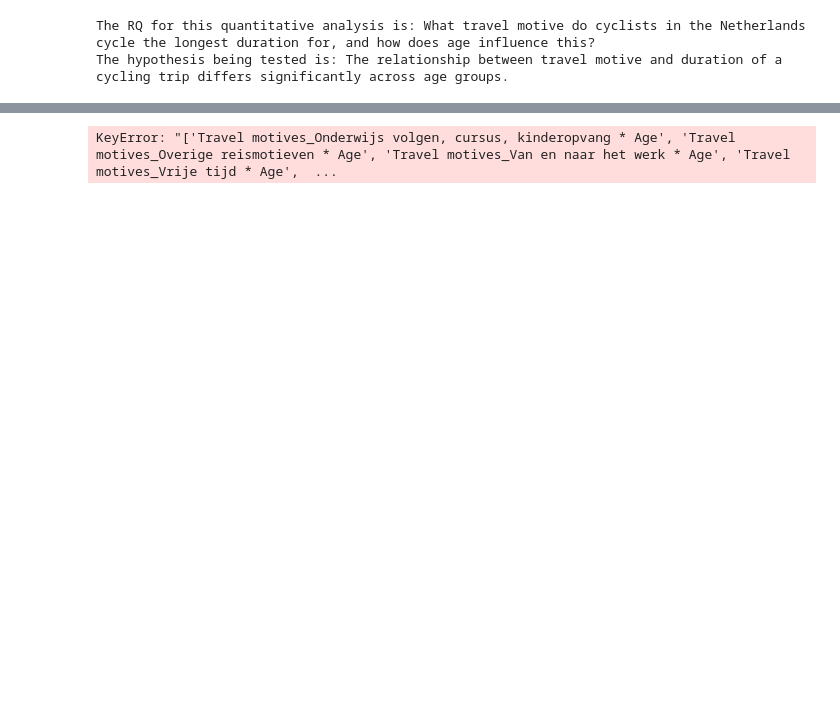
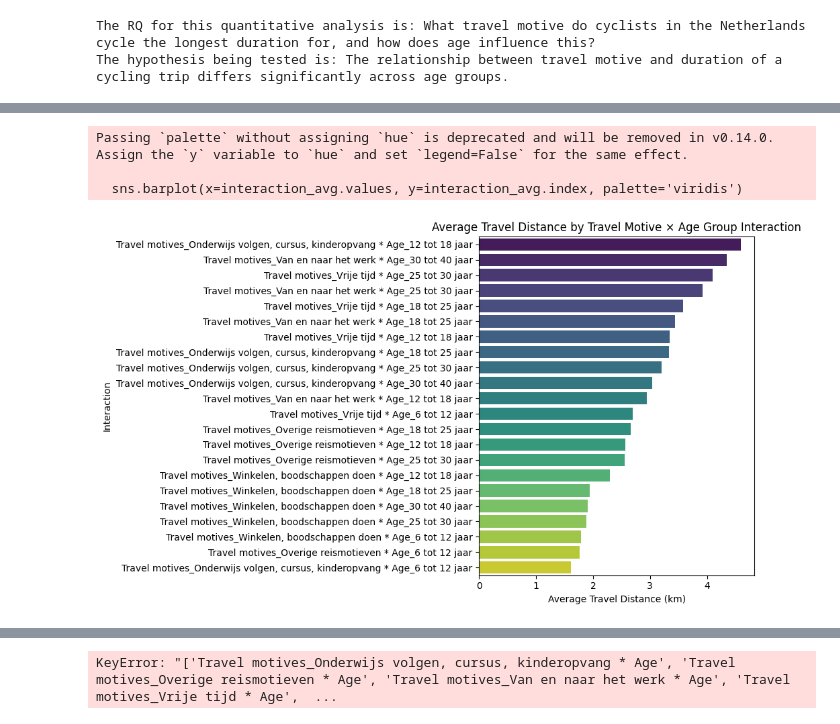
Before and after one commit to Angel-1213/six4change-quant-data, a Jupyter notebook: data analysis/Linear-regression2.ipynb, the cells around one changed output, grey strips where cells are left out. Cells and saved outputs as stored; diff of their text form; code cells hidden in the pictures; blank space fills up the shorter version.

```diff
--- a/data analysis/Linear-regression2.ipynb
+++ b/data analysis/Linear-regression2.ipynb
@@ -71,20 +71,20 @@ def load_and_clean_data(file_path):
     return bicycle_data
 # %%
 # One hot encoding for categorical variables
-def one_hot_encode(data, column):
-   encoder = OneHotEncoder(sparse_output=False, drop=['Totaal']) # Initialise the encoder
+def one_hot_encode(data, column1, column2):
+   encoder = OneHotEncoder(sparse_output=False, drop=['Totaal', 'Totaal']) # Initialise the encoder
 
-   one_hot_encoded = encoder.fit_transform(data[[column]]) # Fit the encder to the data and transform it
+   one_hot_encoded = encoder.fit_transform(data[[column1, column2]]) # Fit the encder to the data and transform it
 
    one_hot_df = pd.DataFrame(one_hot_encoded, columns=encoder.get_feature_names_out(), index=data.index) # Create a DataFrame from the encoded data
 
    df_encoded = pd.concat([data, one_hot_df], axis=1).dropna() # Concatenate the original DataFrame with the one-hot encoded DataFrame
 
-   df_encoded = df_encoded.drop(columns=[column]) # Drop the original column after encoding
+   df_encoded = df_encoded.drop(columns=[column1, column2]) # Drop the original column after encoding
    return df_encoded # Return the DataFrame with the one-hot encoded columns
 
 bicycle_data = load_and_clean_data(DATA_PATH)
-travel_one_hot = one_hot_encode(bicycle_data, 'Travel motives') # One-hot encode the 'Travel motives' column
+travel_one_hot = one_hot_encode(bicycle_data, 'Travel motives', 'Age') # One-hot encode the 'Travel motives' column
 # %%
 from itertools import product
 
@@ -97,0 +122,27 @@ for t_col, a_col in product(travel_cols, age_cols):
+# %%
+# 1. Select interaction columns
+interaction_cols = [col for col in travel_one_hot.columns if '*' in col]
+
+# 2. Add average travel distance to the working DataFrame
+plot_df = travel_one_hot[interaction_cols].copy()
+plot_df['Avg distance'] = bicycle_data['Average travel distance per trip (km)']
+
+# 3. Melt to long format for plotting
+melted = plot_df.melt(id_vars='Avg distance', var_name='Interaction', value_name='Presence')
+melted = melted[melted['Presence'] == 1]  # Keep only present interactions
+
+# 4. Group by interaction to get average travel distance
+interaction_avg = melted.groupby('Interaction')['Avg distance'].mean().sort_values(ascending=False)
+
+# 5. Plot as bar chart
+plt.figure(figsize=(10, 6))
+sns.barplot(x=interaction_avg.values, y=interaction_avg.index, palette='viridis')
+plt.xlabel('Average Travel Distance (km)')
+plt.title('Average Travel Distance by Travel Motive × Age Group Interaction')
+plt.tight_layout()
+plt.show()
+# %% [output]
+Passing `palette` without assigning `hue` is deprecated and will be removed in v0.14.0. Assign the `y` variable to `hue` and set `legend=False` for the same effect.
+
+  sns.barplot(x=interaction_avg.values, y=interaction_avg.index, palette='viridis')
+[figure, added]
```
Also changed, not shown: parts of 4 cells of this notebook, 5 other files.
